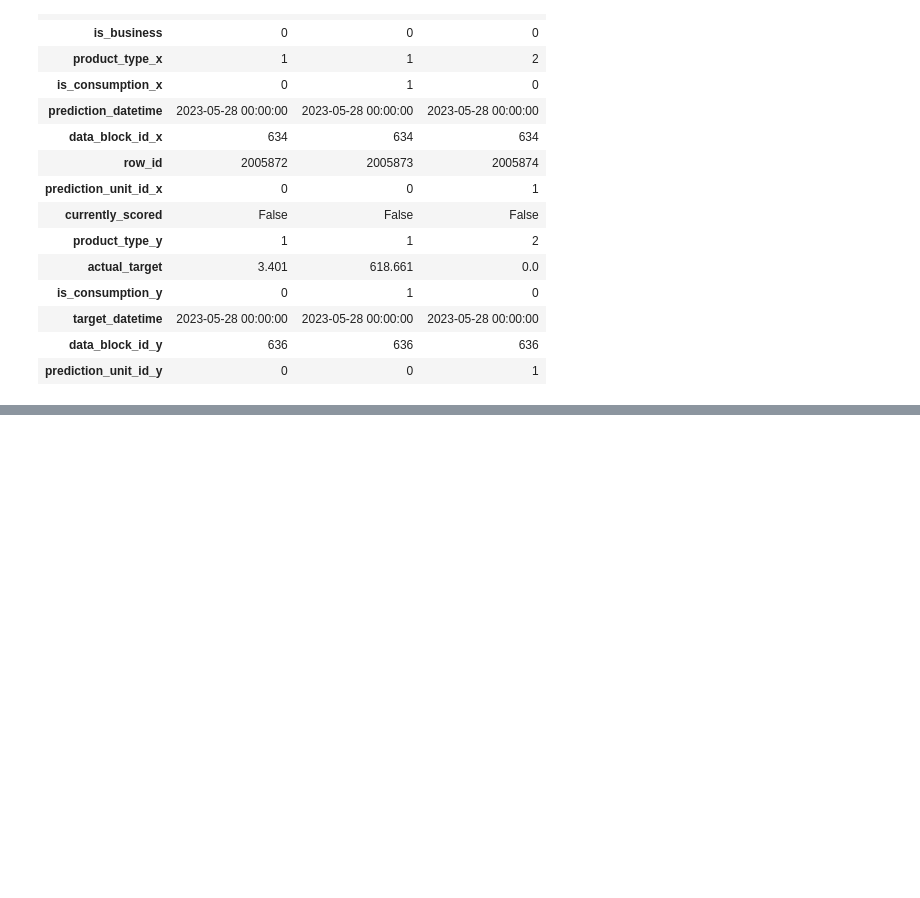
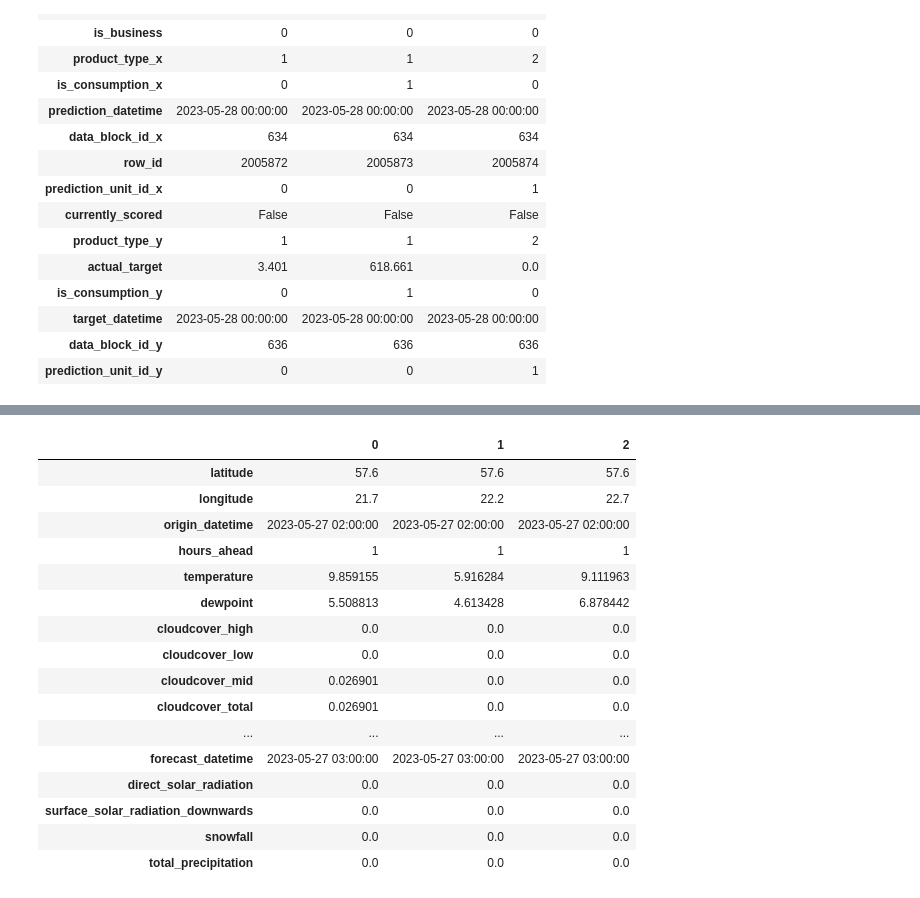
Before and after one commit to carlos-alves-one/Energy-Forecast, a Jupyter notebook: datasets_merge_V2.ipynb, the cells around one changed output, grey strips where cells are left out. Cells and saved outputs as stored; diff of their text form; code cells hidden in the pictures; blank space fills up the shorter version.

```diff
--- a/datasets_merge_V2.ipynb
+++ b/datasets_merge_V2.ipynb
@@ -118,0 +147,20 @@ data.head(3).T
+# %%
+forecast.head(3).T
+# %% [output]
+|  | 0 | 1 | 2 |
+| latitude | 57.6 | 57.6 | 57.6 |
+| longitude | 21.7 | 22.2 | 22.7 |
+| origin_datetime | 2023-05-27 02:00:00 | 2023-05-27 02:00:00 | 2023-05-27 02:00:00 |
+| hours_ahead | 1 | 1 | 1 |
+| temperature | 9.859155 | 5.916284 | 9.111963 |
+| dewpoint | 5.508813 | 4.613428 | 6.878442 |
+| cloudcover_high | 0.0 | 0.0 | 0.0 |
+| cloudcover_low | 0.0 | 0.0 | 0.0 |
+| cloudcover_mid | 0.026901 | 0.0 | 0.0 |
+| cloudcover_total | 0.026901 | 0.0 | 0.0 |
+| ... | ... | ... | ... |
+| forecast_datetime | 2023-05-27 03:00:00 | 2023-05-27 03:00:00 | 2023-05-27 03:00:00 |
+| direct_solar_radiation | 0.0 | 0.0 | 0.0 |
+| surface_solar_radiation_downwards | 0.0 | 0.0 | 0.0 |
+| snowfall | 0.0 | 0.0 | 0.0 |
+| total_precipitation | 0.0 | 0.0 | 0.0 |
```
Also changed, not shown: parts of 3 cells of this notebook.
